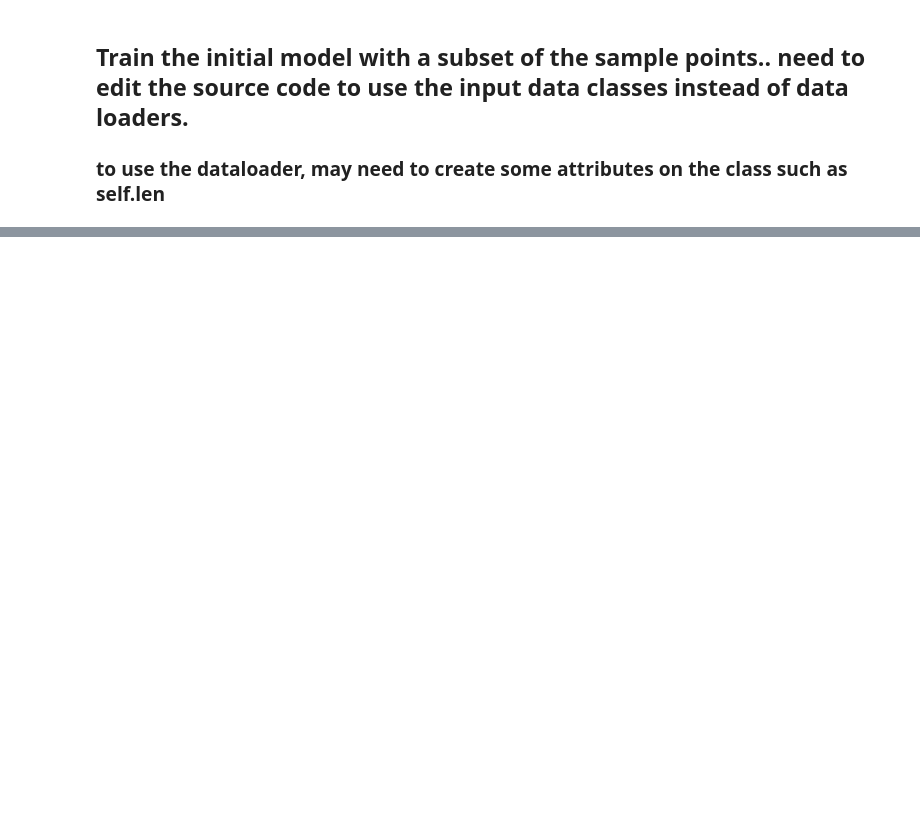
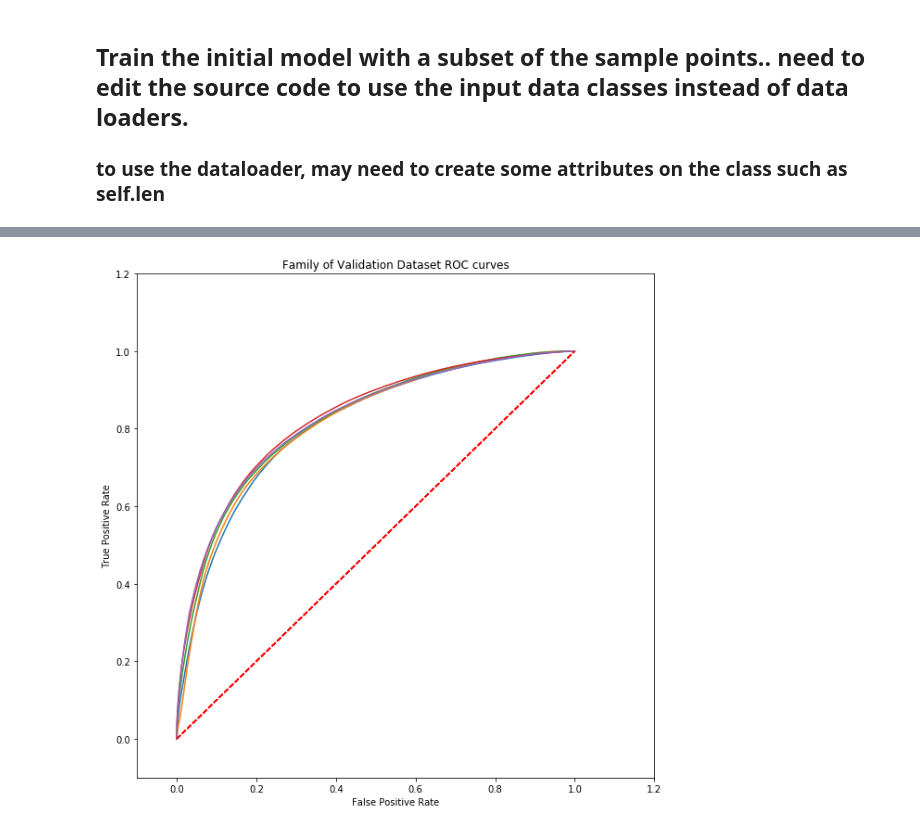
Before and after one commit to joemcglinchy/IS_segmentation, a Jupyter notebook: UNet3band_optionally_use_VGG_DigitalGlobe_Parallel_ROC.ipynb, the cells around one changed output, grey strips where cells are left out. Drawn from its saved outputs; the diff is of its cells as text; code cells hidden in the pictures; blank space fills up the shorter version.

```diff
--- a/UNet3band_optionally_use_VGG_DigitalGlobe_Parallel_ROC.ipynb
+++ b/UNet3band_optionally_use_VGG_DigitalGlobe_Parallel_ROC.ipynb
@@ -474,0 +527,19 @@ on epoch 1
+# %%
+## plot all the validation dataset ROC curves
+plt.figure(figsize=(10,10))
+plt.title('Family of Validation Dataset ROC curves')
+for ind in range(len(all_fpr)):
+
+    plt.plot(all_fpr[ind], all_tpr[ind])
+    #plt.legend(loc='lower right')
+    plt.plot([0, 1], [0, 1], 'r--')
+    plt.xlim([-0.1, 1.2])
+    plt.ylim([-0.1, 1.2])
+    plt.ylabel('True Positive Rate')
+    plt.xlabel('False Positive Rate')
+#     plt.yscale('log')
+#     plt.xscale('log')
+
+plt.show()
+# %% [output]
+[figure, added]
```
Also changed, not shown: parts of 23 cells of this notebook.
